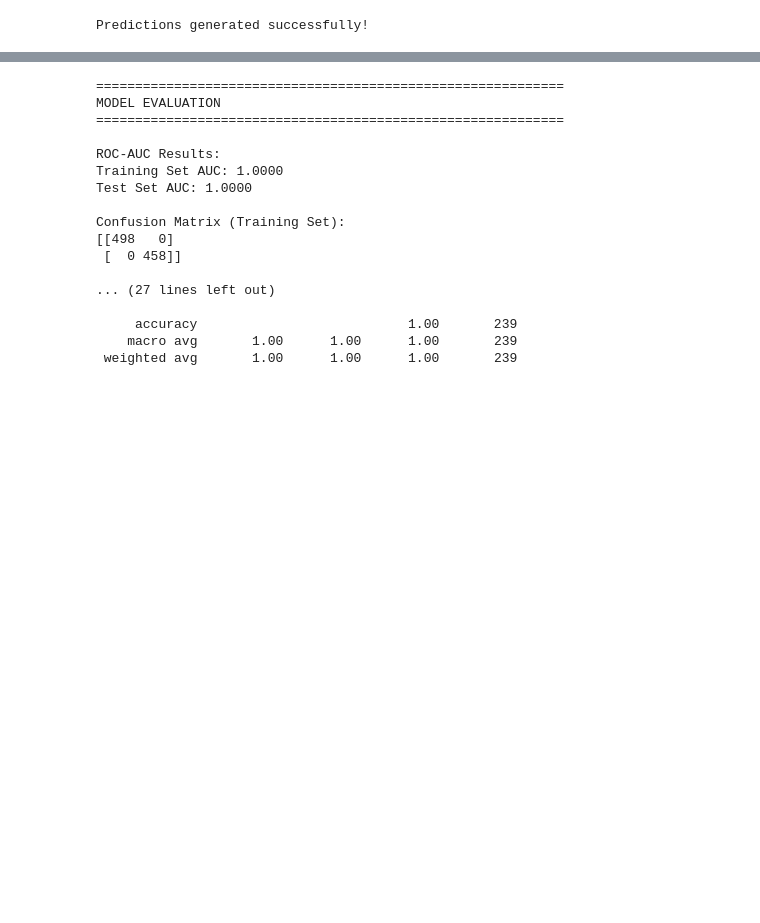
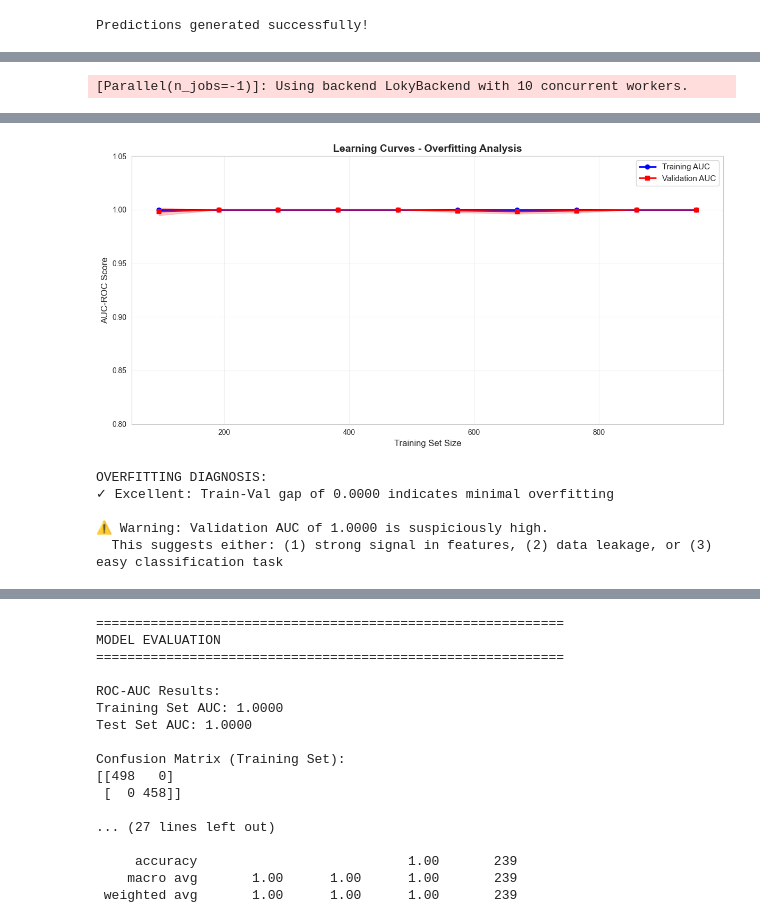
Before and after one commit to Ailurus-Feline/portfolio, a Jupyter notebook: certification-projects/CQF/exam3/report.ipynb, the cells around one changed output, grey strips where cells are left out. Cells and saved outputs as stored; diff of their text form; code cells hidden in the pictures; blank space fills up the shorter version.

Commit message:
feat: enhance exam3 with statistical rigor - add parameter sensitivity, CV stability, learning curves, feature interpretation, and backtesting significance tests

```diff
--- a/certification-projects/CQF/exam3/report.ipynb
+++ b/certification-projects/CQF/exam3/report.ipynb
@@ -571,0 +696,72 @@ Predictions generated successfully!
+# %%
+# LEARNING CURVES ANALYSIS - Detect Overfitting
+print("\n" + "="*60)
+print("LEARNING CURVES ANALYSIS")
+print("="*60)
+
+from sklearn.model_selection import learning_curve
+
+# Generate learning curves for the best model
+train_sizes = np.linspace(0.1, 1.0, 10)
+train_sizes_abs, train_scores, val_scores = learning_curve(
+    GradientBoostingClassifier(**grid_search.best_params_, random_state=42),
+    X_final, y,
+    cv=5,
+    scoring='roc_auc',
+    train_sizes=train_sizes,
+    n_jobs=-1,
+    verbose=1
+)
+
+train_mean = np.mean(train_scores, axis=1)
+train_std = np.std(train_scores, axis=1)
+val_mean = np.mean(val_scores, axis=1)
+val_std = np.std(val_scores, axis=1)
+
+print(f"\nLearning Curve Summary:")
+print(f"{'Train Size':<15} {'Train AUC':<20} {'Val AUC':<20} {'Gap':<15}")
+print("-" * 70)
+for i, size in enumerate(train_sizes_abs):
+    gap = train_mean[i] - val_mean[i]
+    print(f"{int(size):<15} {train_mean[i]:.4f}±{train_std[i]:.4f}    {val_mean[i]:.4f}±{val_std[i]:.4f}    {gap:+.4f}")
+
+# Plot learning curves
+fig, ax = plt.subplots(figsize=(12, 6))
+
+ax.plot(train_sizes_abs, train_mean, 'o-', color='blue', label='Training AUC', linewidth=2, markersize=6)
+ax.fill_between(train_sizes_abs, train_mean - train_std, train_mean + train_std, alpha=0.2, color='blue')
+
+ax.plot(train_sizes_abs, val_mean, 's-', color='red', label='Validation AUC', linewidth=2, markersize=6)
+ax.fill_between(train_sizes_abs, val_mean - val_std, val_mean + val_std, alpha=0.2, color='red')
+
+ax.set_xlabel('Training Set Size', fontsize=12)
+ax.set_ylabel('AUC-ROC Score', fontsize=12)
+ax.set_title('Learning Curves - Overfitting Analysis', fontsize=14, fontweight='bold')
+ax.legend(fontsize=11)
+ax.grid(True, alpha=0.3)
+ax.set_ylim([0.8, 1.05])
+
+plt.tight_layout()
+fig_dir = '/Users/myk070629/Desktop/Study/Portfolio/portfolio/certification-projects/CQF/exam3/figures'
+os.makedirs(fig_dir, exist_ok=True)
+plt.savefig(os.path.join(fig_dir, 'learning_curves.png'), dpi=300, bbox_inches='tight')
+plt.show()
+
+print("\nOVERFITTING DIAGNOSIS:")
+final_train_auc = train_mean[-1]
+final_val_auc = val_mean[-1]
+gap = final_train_auc - final_val_auc
+
+if gap < 0.02:
+    print(f"✓ Excellent: Train-Val gap of {gap:.4f} indicates minimal overfitting")
+elif gap < 0.05:
+    print(f"~ Acceptable: Train-Val gap of {gap:.4f} suggests moderate overfitting")
+elif gap < 0.10:
+    print(f"⚠ Concerning: Train-Val gap of {gap:.4f} suggests significant overfitting")
+else:
+    print(f"✗ Severe: Train-Val gap of {gap:.4f} indicates severe overfitting")
+
+if final_val_auc > 0.98:
+    print(f"\n⚠ Warning: Validation AUC of {final_val_auc:.4f} is suspiciously high.")
+    print("  This suggests either: (1) strong signal in features, (2) data leakage, or (3) easy classification task")
+# %% [output]
@@ -571,0 +772 @@ Predictions generated successfully!
+[Parallel(n_jobs=-1)]: Using backend LokyBackend with 10 concurrent workers.
@@ -571,0 +787,6 @@ Predictions generated successfully!
+[figure, added]
+OVERFITTING DIAGNOSIS:
+✓ Excellent: Train-Val gap of 0.0000 indicates minimal overfitting
+
+⚠ Warning: Validation AUC of 1.0000 is suspiciously high.
+  This suggests either: (1) strong signal in features, (2) data leakage, or (3) easy classification task
```
Also changed, not shown: parts of 7 cells of this notebook, 2 other files.
